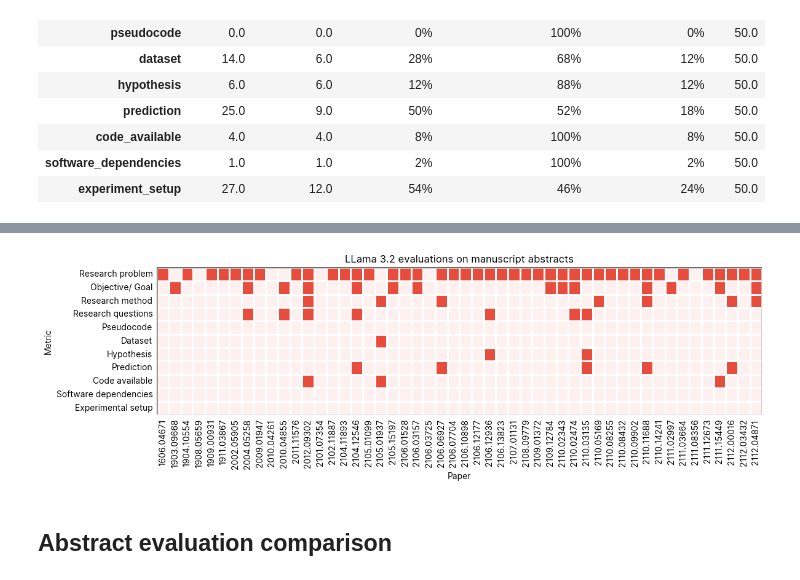
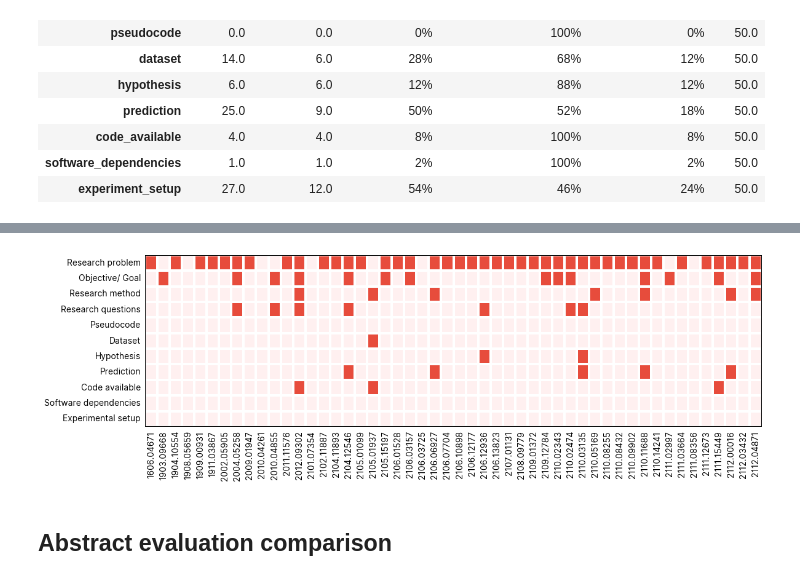
Before and after one commit to Machine-Learning-Pipelines/reproscreener, a Jupyter notebook: docs/manual_evaluation_explorer.ipynb, the cells around one changed output, grey strips where cells are left out. Cells and saved outputs as stored; diff of their text form; code cells hidden in the pictures.

```diff
--- a/docs/manual_evaluation_explorer.ipynb
+++ b/docs/manual_evaluation_explorer.ipynb
@@ -53,18 +53,25 @@ metric_order = [
     ]
 # %%
 import matplotlib.pyplot as plt
-from matplotlib import font_manager
-
+# from matplotlib import font_manager
+from highlight_text import fig_text
 # font_dir = '/mnt/c/Users/adb/Desktop/stuff/fonts/'
-font_dir = '/Users/adb/Library/Mobile Documents/com~apple~CloudDocs/fonts/'
-font_name = 'IBMPlexSans-Regular.ttf'
-font_name = 'Inter-Regular.ttf'
-# font_name = 'FiraSans-Regular.ttf'
-font_manager.fontManager.addfont(font_dir + font_name)
-prop = font_manager.FontProperties(fname=font_dir + font_name)
+# font_dir = '/Users/adb/Library/Mobile Documents/com~apple~CloudDocs/fonts/'
+# font_name = 'IBMPlexSans-Regular.ttf'
+# font_name = 'Inter-Bold.ttf'
+# # font_name = 'FiraSans-Regular.ttf'
+# font_manager.fontManager.addfont(font_dir + font_name)
+# prop = font_manager.FontProperties(fname=font_dir + font_name)
 
 plt.rcParams['font.family'] = 'sans-serif'
-plt.rcParams['font.sans-serif'] = prop.get_name()
+plt.rcParams['font.sans-serif'] = ['Inter','IBM Plex Sans', 'Larsseit']
+# plt.rcParams['font.weight'] = 'medium'
+# plt.rcParams['font.size'] = 12
+# color to #343A40
+plt.rcParams['text.color'] = '#343A40'
+# plt.rcParams['font.sans-serif'] = prop.get_name()
+thesis_figures_dir = "../../USCthesis/figures/"
+current_figures_dir = "../reports/figures/"
 # %%
 df_manuscript_manual = pd.read_csv("https://huggingface.co/datasets/adbX/reproscreener_manual_evaluations/resolve/main/manuscript.csv")
 df_manuscript_manual.set_index("paper_id", inplace=True)
@@ -360,34 +367,37 @@ import matplotlib.pyplot as plt
 # %%
 def plot_heatmap_llama(metrics_display_map):
     # Metrics on rows, papers on columns
     heatmap_df = df_abstract_llama32.astype(float).T
     heatmap_df.index = [metrics_display_map.get(m, m.replace("_", " ").title()) for m in heatmap_df.index]
 
     # Two-color scheme (empty, filled)
     custom_cmap = ListedColormap(["#FFF0F0", "#E74C3C"])
 
     fig, ax = plt.subplots(figsize=(12, 4), tight_layout={"pad": 1.5})
 
     # Black frame
-    ax.axhline(y=0, color="k", linewidth=1)
-    ax.axvline(x=0, color="k", linewidth=1)
-    ax.axhline(y=heatmap_df.shape[0], color="k", linewidth=1)
-    ax.axvline(x=heatmap_df.shape[1], color="k", linewidth=1)
+    ax.axhline(y=0, color="k", linewidth=1.5)
+    ax.axvline(x=0, color="k", linewidth=1.5)
+    ax.axhline(y=heatmap_df.shape[0], color="k", linewidth=1.5)
+    ax.axvline(x=heatmap_df.shape[1], color="k", linewidth=1.5)
 
-    sns.heatmap(heatmap_df, cmap=custom_cmap, cbar=False, linewidths=1, ax=ax)
+    sns.heatmap(heatmap_df, cmap=custom_cmap, cbar=False, linewidths=1.5, ax=ax)
 
-    ax.set(xlabel="Paper", ylabel="Metric")
-    plt.title("LLama 3.2 evaluations on manuscript abstracts")
+    # ax.set(xlabel="Paper", ylabel="Metric")
+    # plt.title("LLama 3.2 evaluations on manuscript abstracts")
+    ax.set(xlabel="")
     plt.subplots_adjust(top=0.95, left=0.15, right=0.95)
     plt.tight_layout()
     plt.tick_params(axis='both', size=0, pad=5)
     # Optional:
-    plt.savefig("../reports/figures/hm_abstract_llama32.png", dpi=320, bbox_inches="tight")
+    plt.savefig(current_figures_dir + "hm_abstract_llama32.png", dpi=1280, bbox_inches="tight")
+    plt.savefig(thesis_figures_dir + "hm_abstract_llama32.png", dpi=1280, bbox_inches="tight")
+    # ax.set_yticklabels(fontweight="medium")
     plt.show()
 
 plot_heatmap_llama(metrics_display_map)
 # %% [output]
-[figure, old version]
+[figure, new version]
 # %% [markdown]
 ## Abstract evaluation comparison
 # %%
```
Also changed, not shown: parts of 1 cell of this notebook, 7 other files.
